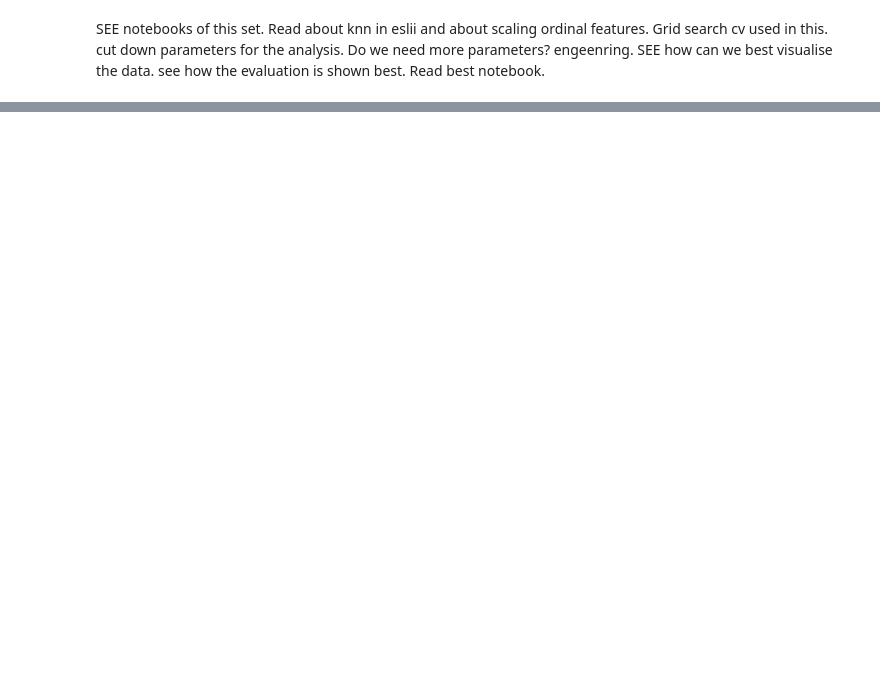
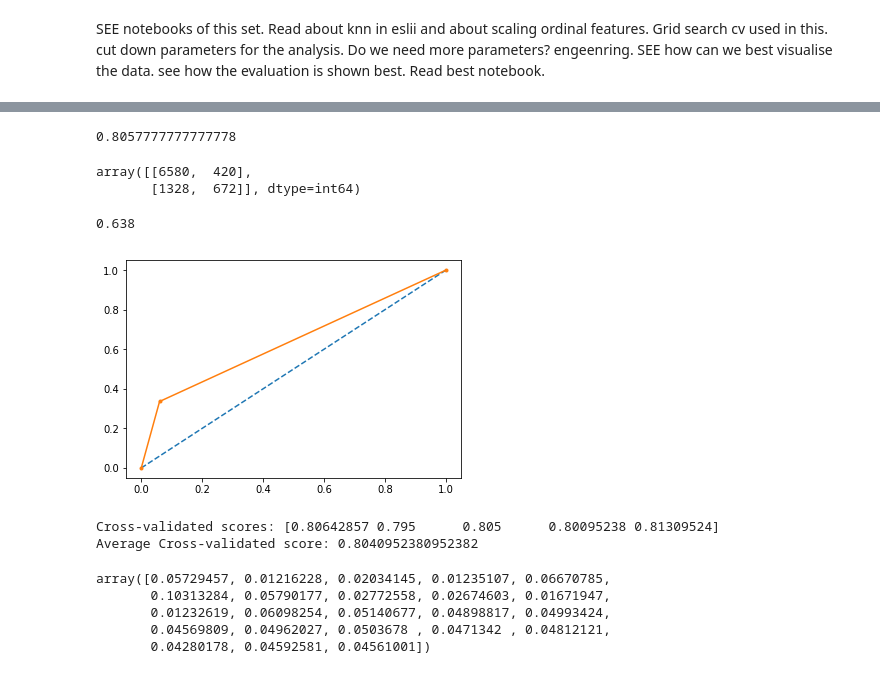
Before and after one commit to vaishalibh20/Data-Science-Portfolio, a Jupyter notebook: Untitled.ipynb, the cells around one changed output, grey strips where cells are left out. Cells and saved outputs as stored; diff of their text form; code cells hidden in the pictures; blank space fills up the shorter version.

```diff
--- a/Untitled.ipynb
+++ b/Untitled.ipynb
@@ -380,0 +396,2 @@ Read best notebook.
+# %%
+regr = RandomForestClassifier(max_features=7,n_estimators=10)
@@ -380,0 +400,2 @@ Read best notebook.
+# %%
+regr=regr.fit(X_train,y_train)
@@ -380,0 +422,11 @@ Read best notebook.
+# %%
+rfpred=regr.predict(X_test)
+# %%
+accuracy_score(y_test,rfpred)
+# %% [output]
+0.8057777777777778
+# %%
+confusion_matrix(y_test, rfpred)
+# %% [output]
+array([[6580,  420],
+       [1328,  672]], dtype=int64)
@@ -380,0 +435,4 @@ Read best notebook.
+# %%
+auc1
+# %% [output]
+0.638
@@ -380,0 +441,22 @@ Read best notebook.
+# %%
+fpr, tpr, thresholds = roc_curve(y_test,rfpred)
+plt.plot([0, 1], [0, 1], linestyle='--')
+plt.plot(fpr, tpr, marker='.')
+plt.show()
+# %% [output]
+[figure, added]
+# %%
+scores = cross_val_score(regr,X_train, y_train, cv=5)
+print ("Cross-validated scores:", scores)
+print ("Average Cross-validated score:", scores.mean())
+# %% [output]
+Cross-validated scores: [0.80642857 0.795      0.805      0.80095238 0.81309524]
+Average Cross-validated score: 0.8040952380952382
+# %%
+regr.feature_importances_
+# %% [output]
+array([0.05729457, 0.01216228, 0.02034145, 0.01235107, 0.06670785,
+       0.10313284, 0.05790177, 0.02772558, 0.02674603, 0.01671947,
+       0.01232619, 0.06098254, 0.05140677, 0.04898817, 0.04993424,
+       0.04569809, 0.04962027, 0.0503678 , 0.0471342 , 0.04812121,
+       0.04280178, 0.04592581, 0.04561001])
```
Also changed, not shown: parts of 89 cells of this notebook.
